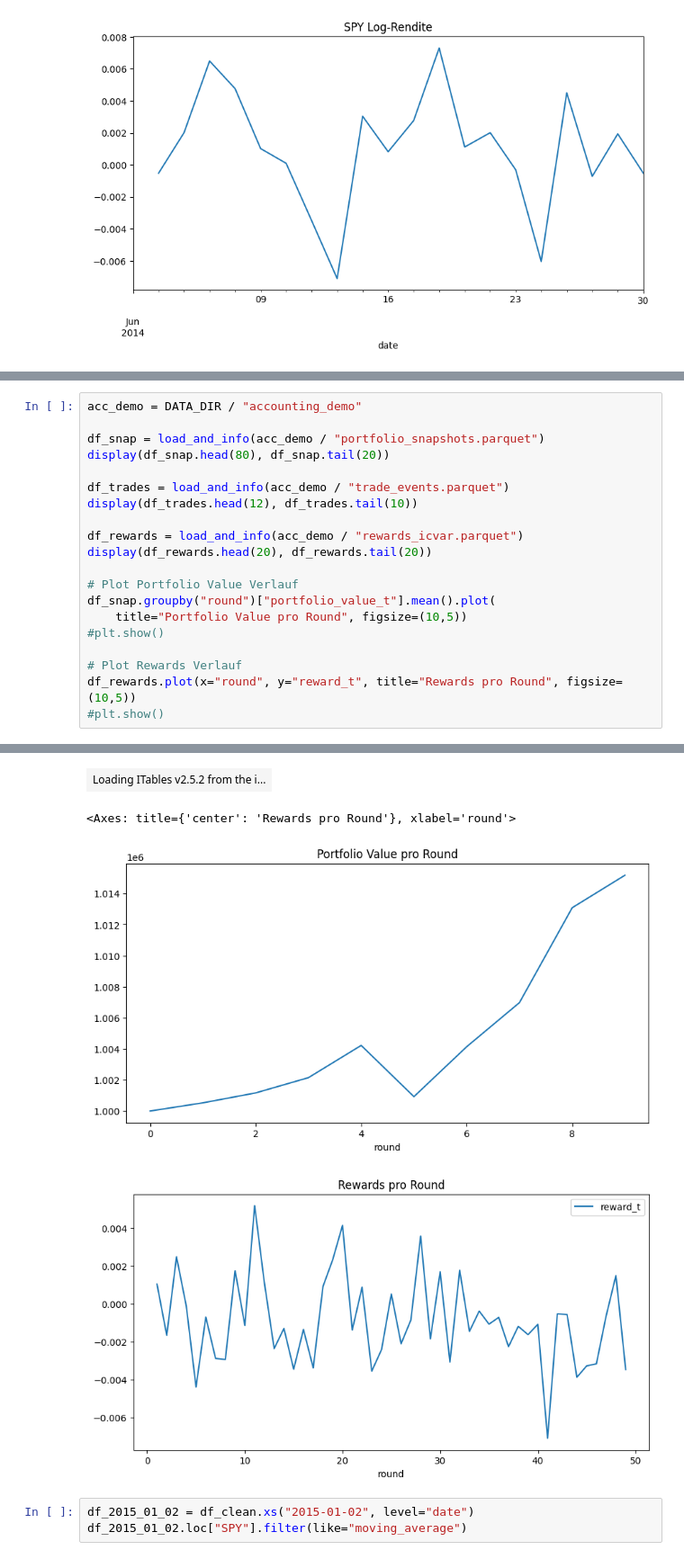
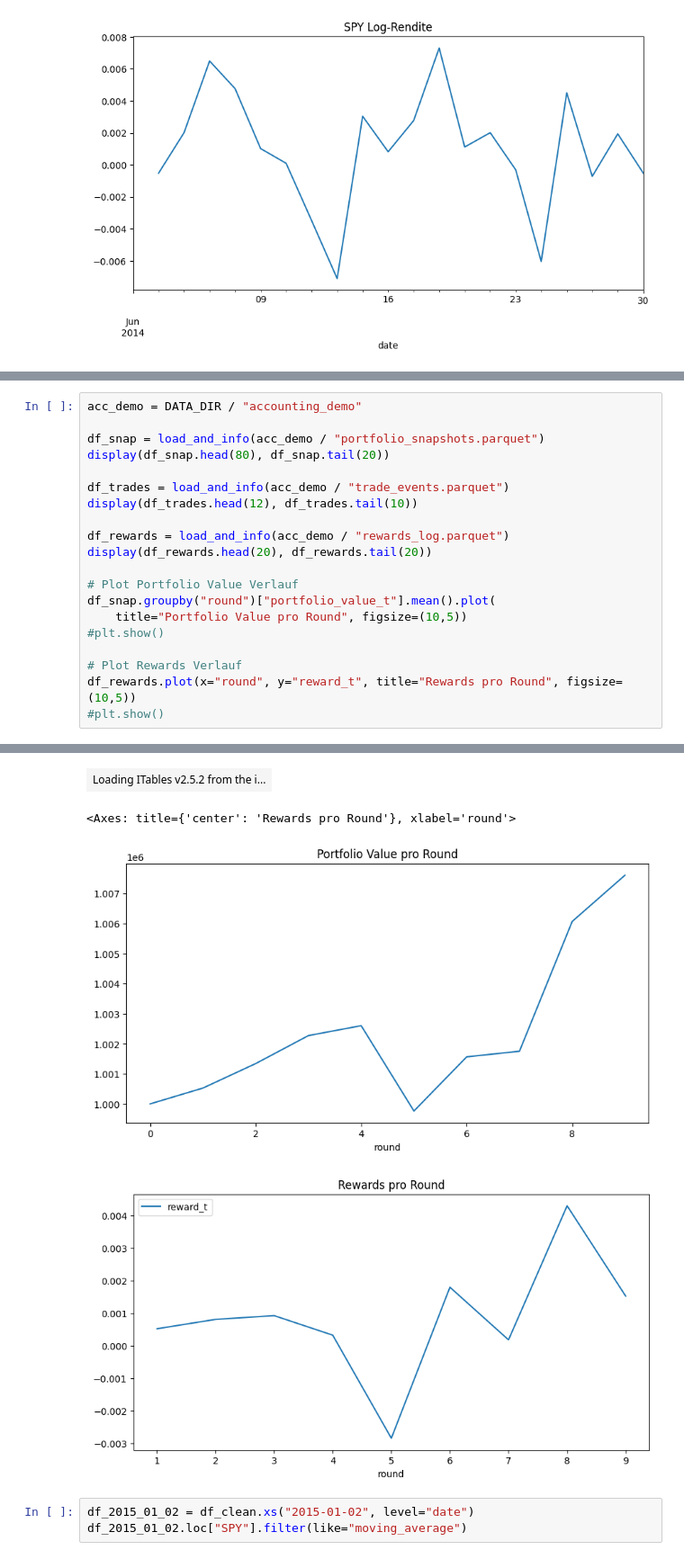
Before and after one commit to longrodeo/bachelorarbeit-drl-finance, a Jupyter notebook: notebooks/ploten_parquets_daten_check.ipynb, the cells around one changed output, grey strips where cells are left out. Shown at 90% size. Saved outputs shown, nothing was run; the diff lists cells and outputs as text.

```diff
--- a/notebooks/ploten_parquets_daten_check.ipynb
+++ b/notebooks/ploten_parquets_daten_check.ipynb
@@ -131,7 +131,7 @@ display(df_snap.head(80), df_snap.tail(20))
 df_trades = load_and_info(acc_demo / "trade_events.parquet")
 display(df_trades.head(12), df_trades.tail(10))
 
-df_rewards = load_and_info(acc_demo / "rewards_icvar.parquet")
+df_rewards = load_and_info(acc_demo / "rewards_log.parquet")
 display(df_rewards.head(20), df_rewards.tail(20))
 
 # Plot Portfolio Value Verlauf
@@ -159,8 +159,8 @@ Columns: 18
 | Loading ITables v2.5.2 from the i... |
 | Loading ITables v2.5.2 from the i... |
 <Axes: title={'center': 'Rewards pro Round'}, xlabel='round'>
-[figure, old version]
+[figure, new version]
-[figure, old version]
+[figure, new version]
 # %%
 df_2015_01_02 = df_clean.xs("2015-01-02", level="date")
 df_2015_01_02.loc["SPY"].filter(like="moving_average")
```
Also changed, not shown: parts of 3 cells of this notebook, 4 other files.
